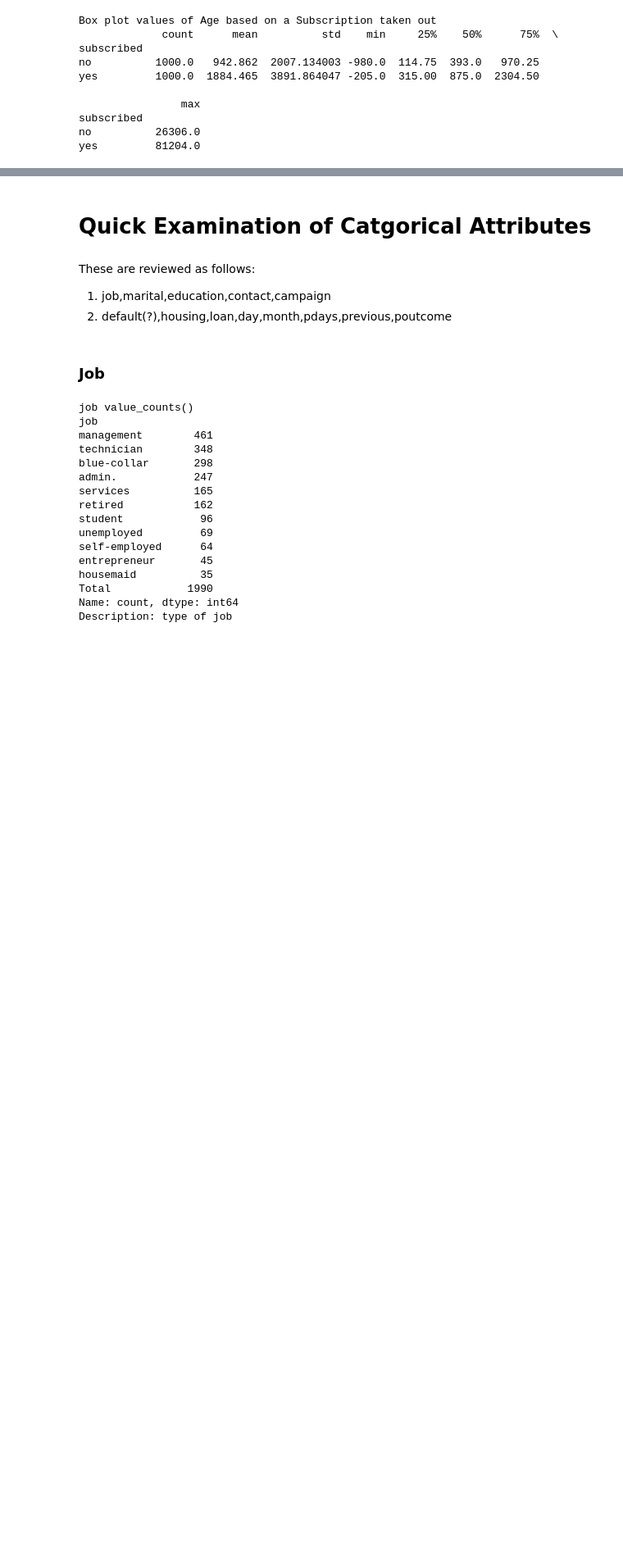
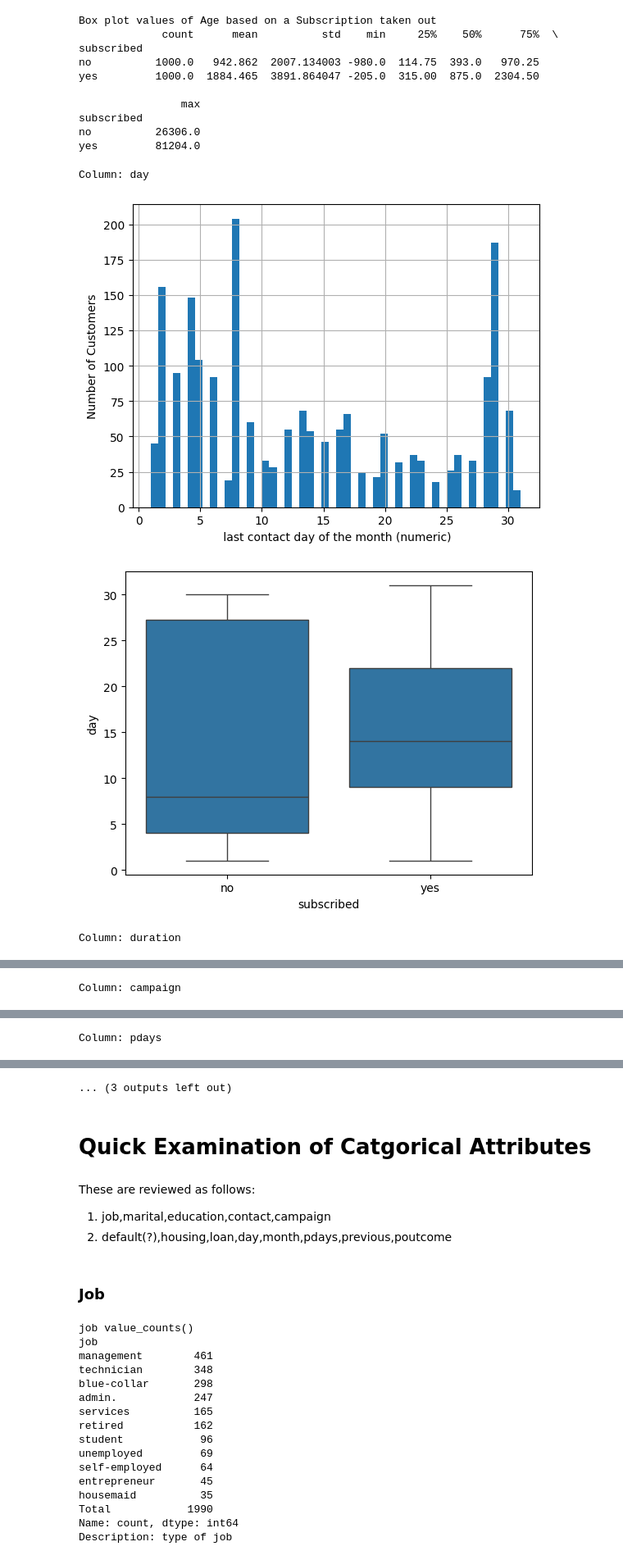
Before and after one commit to qaz73/ULAssignment-1, a Jupyter notebook: etivity1.ipynb, the cells around one changed output, grey strips where cells are left out. Shown at 82% size. Drawn from its saved outputs; the diff is of its cells as text; code cells hidden in the pictures; blank space fills up the shorter version.

```diff
--- a/etivity1.ipynb
+++ b/etivity1.ipynb
@@ -167,3 +186,24 @@ yes         1000.0  1884.465  3891.864047 -205.0  315.00  875.0  2304.50
 subscribed
 no          26306.0
 yes         81204.0
+# %%
+
+cols = ['day','duration','campaign','pdays','previous']
+for column in cols:
+    print(f"Column: {column}")
+
+    # Whats the distribution of Customers Age look like
+    df[column].hist(bins=50);
+    plt.xlabel(col_dict[column]);
+    plt.ylabel('Number of Customers');
+    plt.show()
+
+    # attribute profile of those that subscribed
+    data_without_nulls = df[[column,'subscribed']].dropna()
+    sns.boxplot(y=column, x = 'subscribed' ,data=data_without_nulls)
+    plt.show()
+# %% [output]
+Column: day
+[figure, added]
+[figure, added]
+Column: duration
@@ -169,0 +212 @@ yes         81204.0
+Column: campaign
@@ -169,0 +215 @@ yes         81204.0
+Column: pdays
@@ -170,3 +218,4 @@ yes         81204.0
+... (3 outputs left out)
 # %% [markdown]
 # Quick Examination of Catgorical Attributes
 # %% [markdown]
```
Also changed, not shown: parts of 9 cells of this notebook.
